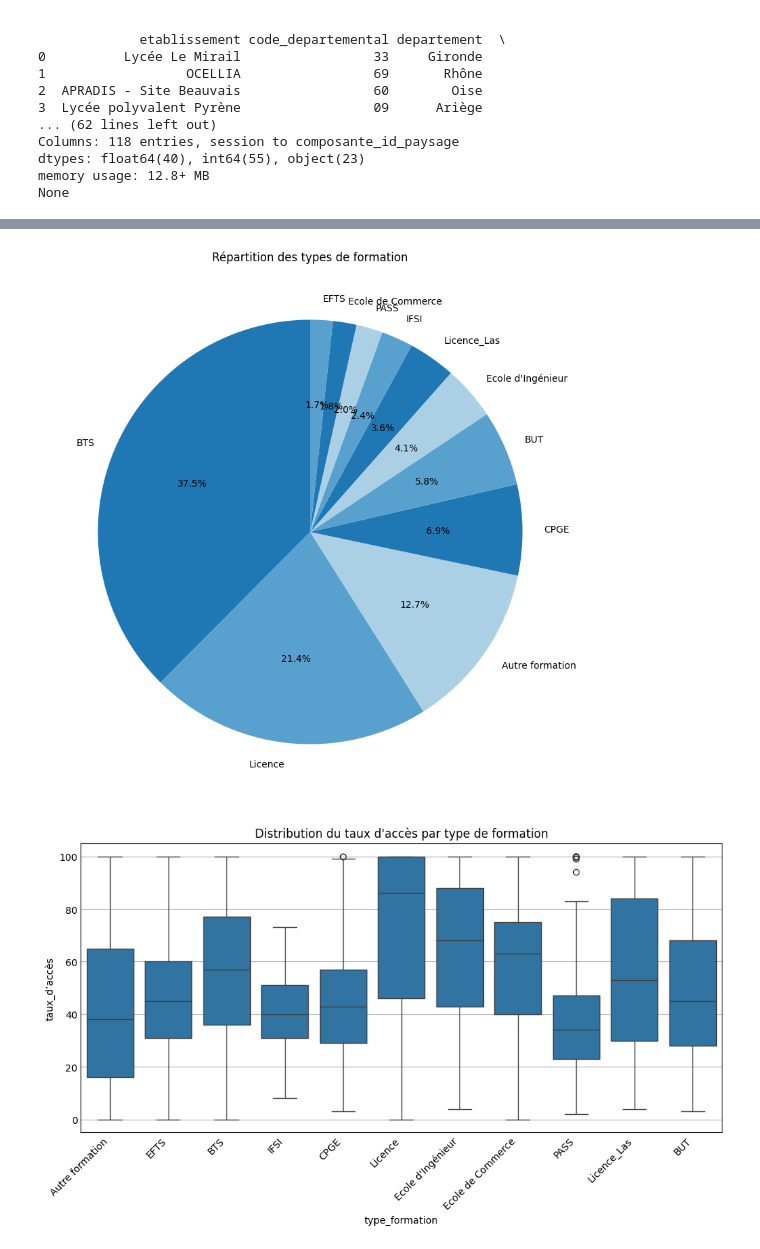
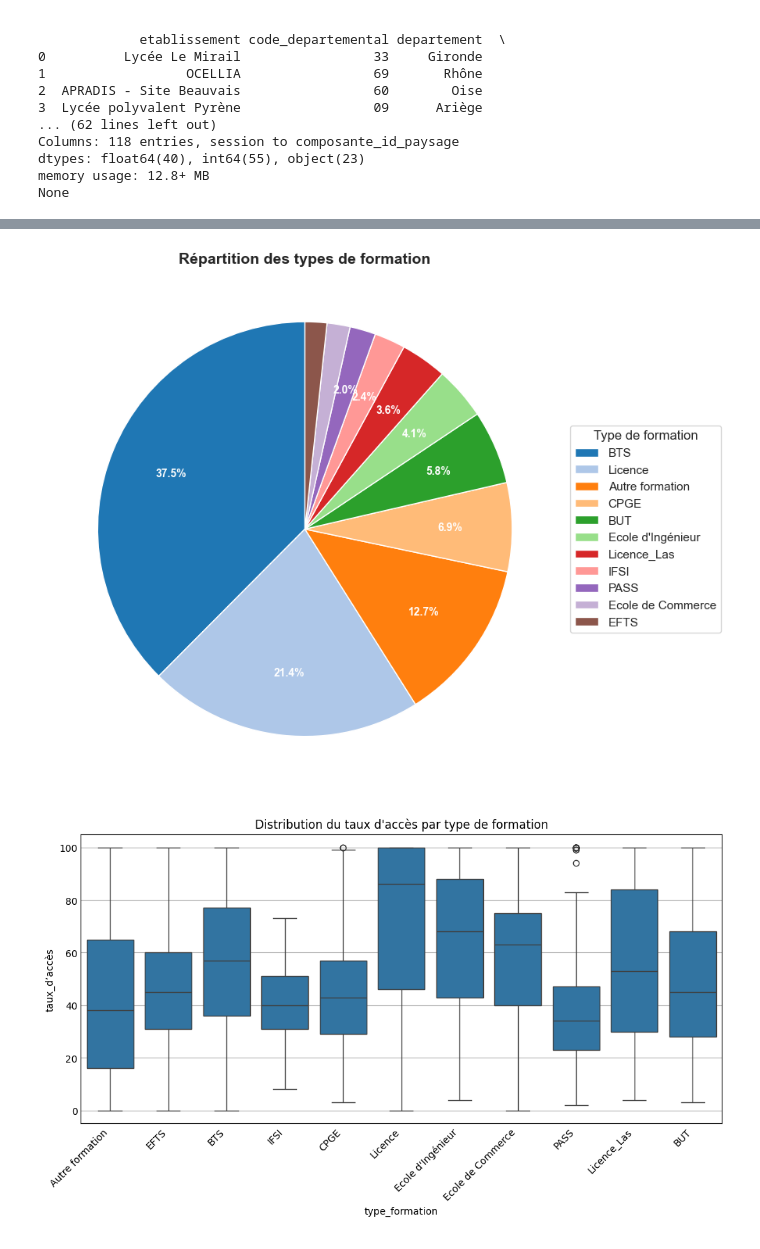
Before and after one commit to EliseELC/Portfolio-Data-Analyse, a Jupyter notebook: analyse_parcoursup_2025.ipynb, the cells around one changed output, grey strips where cells are left out. Saved outputs shown, nothing was run; the diff lists cells and outputs as text; code cells hidden in the pictures.

```diff
--- a/analyse_parcoursup_2025.ipynb
+++ b/analyse_parcoursup_2025.ipynb
@@ -188,15 +256,38 @@ plt.show()
 # %%
 type_counts = df_plot['type_formation'].value_counts()
 
-plt.figure(figsize=(8,8))
-plt.pie(type_counts.values,
-        labels=type_counts.index,
-        autopct='%1.1f%%',
-        startangle=90)
-plt.title("Répartition des types de formation")
+colors = sns.color_palette("tab20", len(type_counts))
+
+fig, ax = plt.subplots(figsize=(9,9))
+
+wedges, texts, autotexts = ax.pie(
+    type_counts.values,
+    labels=None,                 # on gère les labels nous-mêmes
+    colors=colors,
+    startangle=90,
+    autopct=lambda p: f"{p:.1f}%" if p >= 2 else "",  # masque petites parts
+    pctdistance=0.7,
+    wedgeprops=dict(edgecolor='white', linewidth=1)
+)
+
+ax.legend(
+    wedges,
+    type_counts.index,
+    title="Type de formation",
+    loc="center left",
+    bbox_to_anchor=(1, 0.5)
+)
+
+for autotext in autotexts:
+    autotext.set_color("white")
+    autotext.set_fontsize(10)
+    autotext.set_weight("bold")
+
+plt.title("Répartition des types de formation", fontsize=14, weight='bold')
+plt.tight_layout()
 plt.show()
 # %% [output]
-[figure, old version]
+[figure, new version]
 # %%
 plt.figure(figsize=(10,6))
 sns.boxplot(data=df_plot, x='type_formation', y='taux_d’accès')
```
Also changed, not shown: parts of 15 cells of this notebook.
